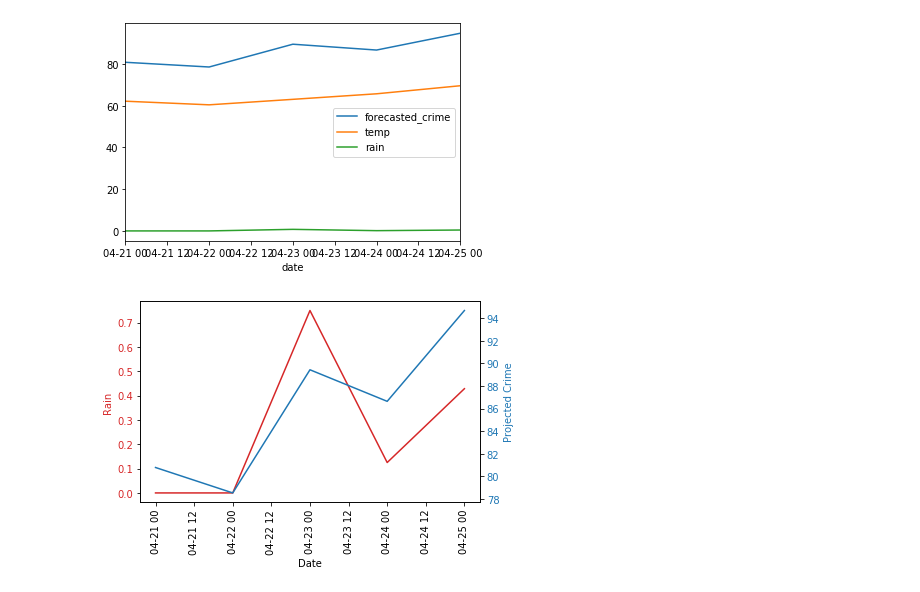
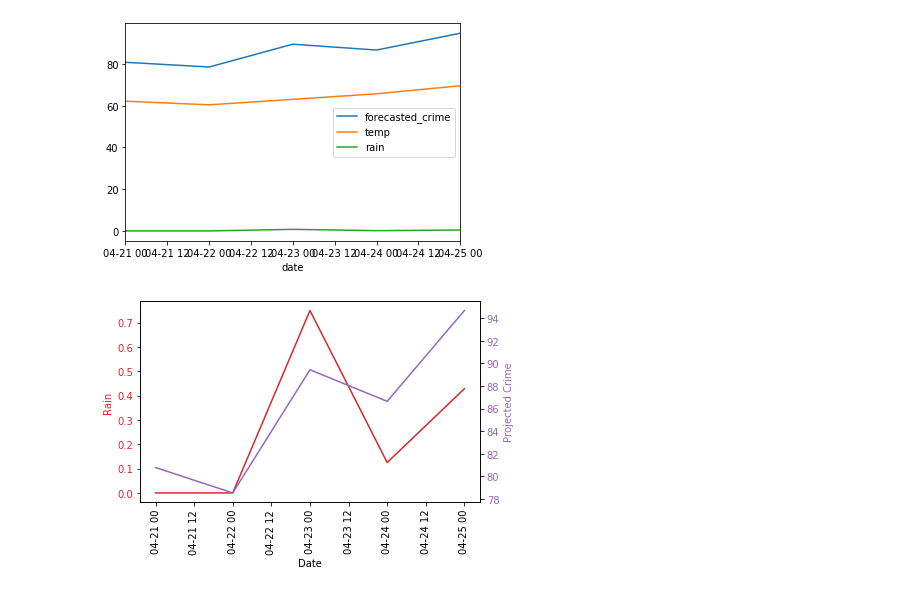
Before and after one commit to balhoffk/TheRottenApples, a Jupyter notebook: soupyweather.ipynb, the cells around one changed output. Drawn from its saved outputs; the diff is of its cells as text; code cells hidden in the pictures.

Commit message:
pushing charts
charts

```diff
--- a/soupyweather.ipynb
+++ b/soupyweather.ipynb
@@ -206,23 +206,25 @@ prediction_df
 candice_df = pd.DataFrame(prediction_df[['forecasted_crime','temp','rain']])
 candice_df.plot()
 # %%
+## Plot Rain v. Projected Crime
+
 fig, ax1 = plt.subplots()
 
 color = 'tab:red'
 ax1.set_xlabel('Date')
 ax1.set_ylabel('Rain', color=color)
 ax1.plot(new_crimedf.index, new_crimedf.rain, color=color)
 ax1.tick_params(axis='y', labelcolor=color)
 plt.xticks(rotation = 90)
 
 ax2 = ax1.twinx()  # instantiate a second axes that shares the same x-axis
 
-color = 'tab:blue'
+color = 'tab:purple'
 ax2.set_ylabel('Projected Crime', color=color)  # we already handled the x-label with ax1
 ax2.plot(new_crimedf.index, new_crimedf.forecasted_crime, color=color)
 ax2.tick_params(axis='y', labelcolor=color)
 
 fig.tight_layout()  # otherwise the right y-label is slightly clipped
 plt.show()
 # %% [output]
-[figure, old version]
+[figure, new version]
```
Also changed, not shown: parts of 1 cell of this notebook.
